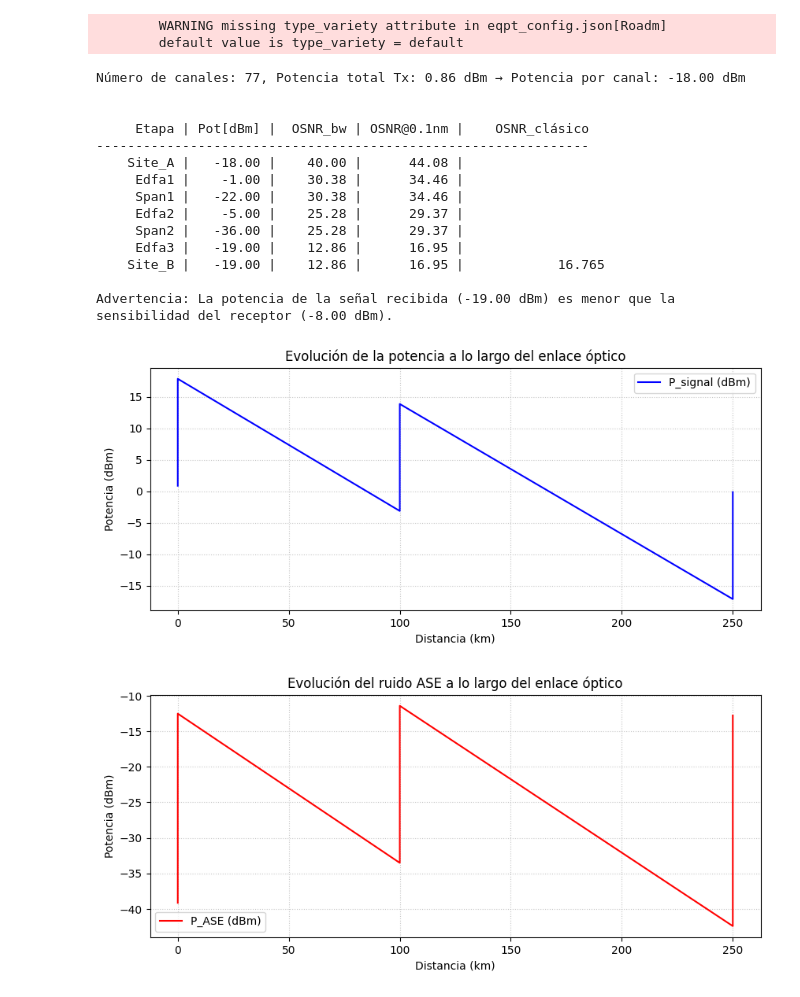
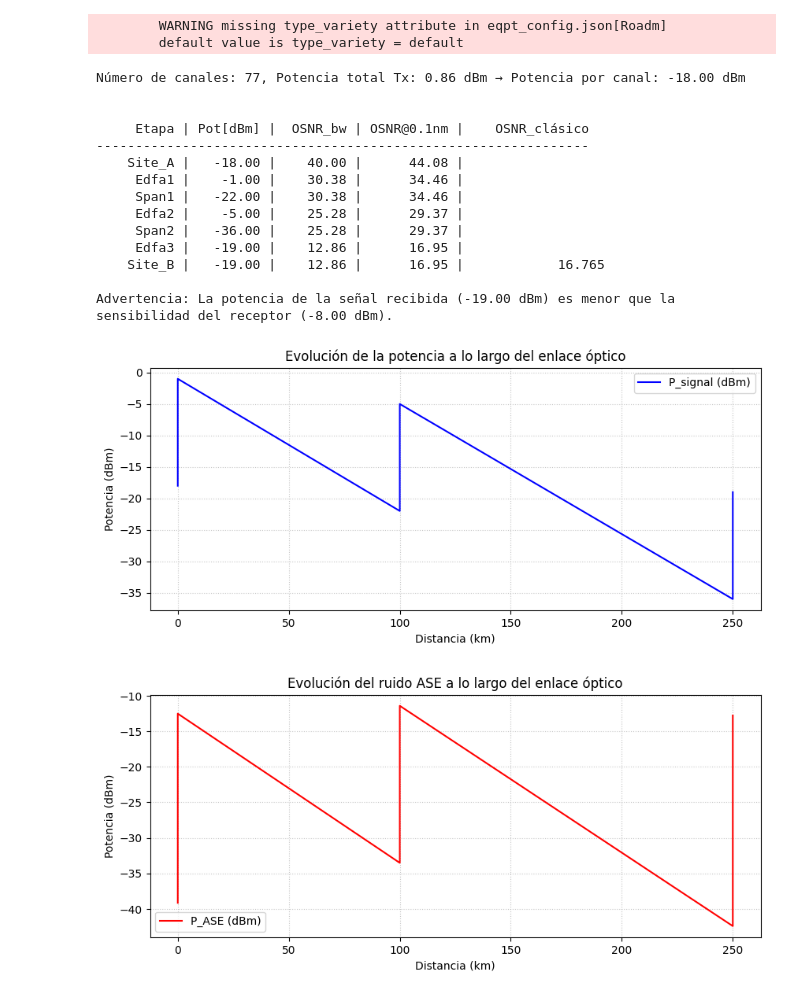
Before and after one commit to martinizin/gui_redp2p, a Jupyter notebook: versionamientos/escenario02.ipynb, the cells around one changed output. Cells and saved outputs as stored; diff of their text form; code cells hidden in the pictures.

```diff
--- a/versionamientos/escenario02.ipynb
+++ b/versionamientos/escenario02.ipynb
@@ -80,7 +80,7 @@ current_distance = 0
 
 def add_plot_point(dist, si_current, osnr_val):
     plot_data['distance'].append(dist)
-    plot_data['signal_power'].append(watt2dbm(sum(ch.power[0] for ch in si_current.carriers)))
+    plot_data['signal_power'].append(watt2dbm(si_current.carriers[0].power[0]))
     plot_data['ase_power'].append(watt2dbm(sum(si_current.ase)))
     plot_data['osnr_bw'].append(osnr_val)
 
@@ -225,33 +225,33 @@ plt.legend()
 plt.grid(True, linestyle=':', alpha=0.7)
 
 # OSNR en banda (OSNR_bw)
 plt.figure(figsize=(10, 4))
 plt.plot(plot_data['distance'], plot_data['osnr_bw'], label='OSNR_bw (dB)', color='orange', linestyle='-')
 plt.ylabel('OSNR (dB)')
 plt.xlabel('Distancia (km)')
 plt.title('Evolución de OSNR a lo largo del enlace óptico')
 plt.legend()
 plt.grid(True, linestyle=':', alpha=0.7)
 
 plt.tight_layout()
 plt.show()
 # %% [output]
         WARNING missing type_variety attribute in eqpt_config.json[Roadm]
         default value is type_variety = default
 Número de canales: 77, Potencia total Tx: 0.86 dBm → Potencia por canal: -18.00 dBm
 
 
      Etapa | Pot[dBm] |  OSNR_bw | OSNR@0.1nm |    OSNR_clásico
 ---------------------------------------------------------------
     Site_A |   -18.00 |    40.00 |      44.08 |
      Edfa1 |    -1.00 |    30.38 |      34.46 |
      Span1 |   -22.00 |    30.38 |      34.46 |
      Edfa2 |    -5.00 |    25.28 |      29.37 |
      Span2 |   -36.00 |    25.28 |      29.37 |
      Edfa3 |   -19.00 |    12.86 |      16.95 |
     Site_B |   -19.00 |    12.86 |      16.95 |            16.765
 
 Advertencia: La potencia de la señal recibida (-19.00 dBm) es menor que la sensibilidad del receptor (-8.00 dBm).
-[figure, old version]
+[figure, new version]
 [figure]
 [figure]
```
Also changed, not shown: 2 other files.
